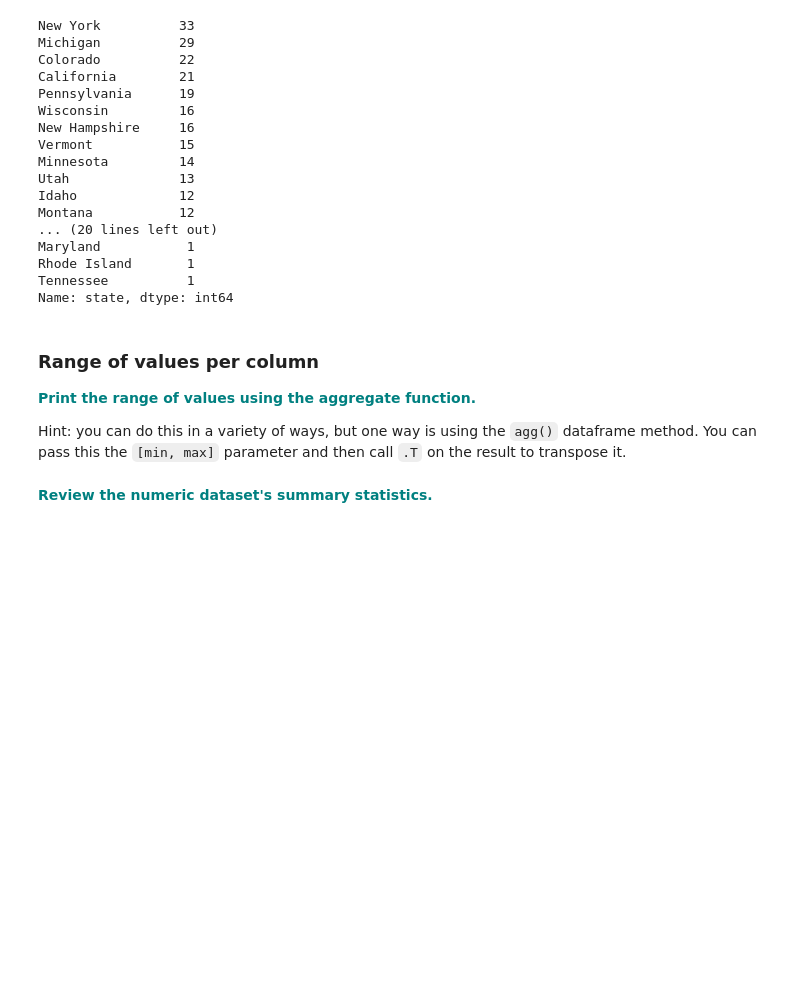
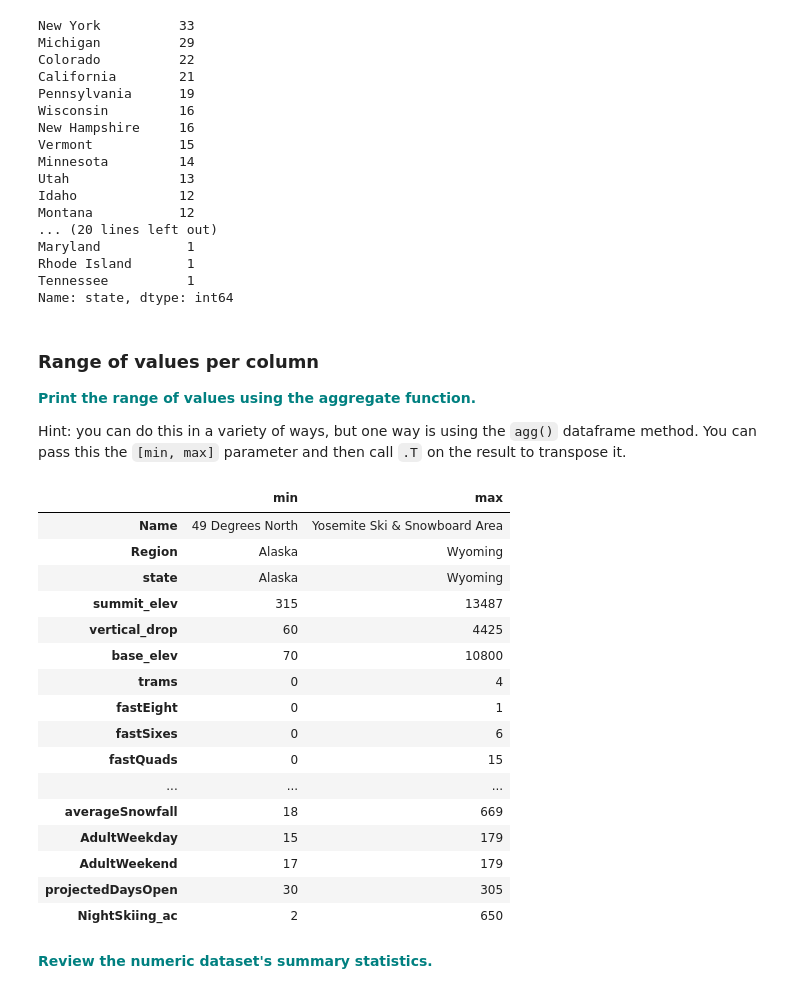
Before and after one commit to dj-m/GuidedCapstone, a Jupyter notebook: DataWrangling/GuidedCapstone_Step2HL.ipynb, the cells around one changed output. Cells and saved outputs as stored; diff of their text form; code cells hidden in the pictures; blank space fills up the shorter version.

```diff
--- a/DataWrangling/GuidedCapstone_Step2HL.ipynb
+++ b/DataWrangling/GuidedCapstone_Step2HL.ipynb
@@ -280,5 +280,25 @@ Name: state, dtype: int64
 <font color='teal'>**Print the range of values using the aggregate function.**</font>
 
 Hint: you can do this in a variety of ways, but one way is using the `agg()` dataframe method. You can pass this the `[min, max]` parameter and then call `.T` on the result to transpose it.
+# %%
+df.agg([min, max]).T
+# %% [output]
+|  | min | max |
+| Name | 49 Degrees North | Yosemite Ski & Snowboard Area |
+| Region | Alaska | Wyoming |
+| state | Alaska | Wyoming |
+| summit_elev | 315 | 13487 |
+| vertical_drop | 60 | 4425 |
+| base_elev | 70 | 10800 |
+| trams | 0 | 4 |
+| fastEight | 0 | 1 |
+| fastSixes | 0 | 6 |
+| fastQuads | 0 | 15 |
+| ... | ... | ... |
+| averageSnowfall | 18 | 669 |
+| AdultWeekday | 15 | 179 |
+| AdultWeekend | 17 | 179 |
+| projectedDaysOpen | 30 | 305 |
+| NightSkiing_ac | 2 | 650 |
 # %% [markdown]
 <font color='teal'> **Review the numeric dataset's summary statistics.**</font>
```
Also changed, not shown: parts of 1 cell of this notebook.
